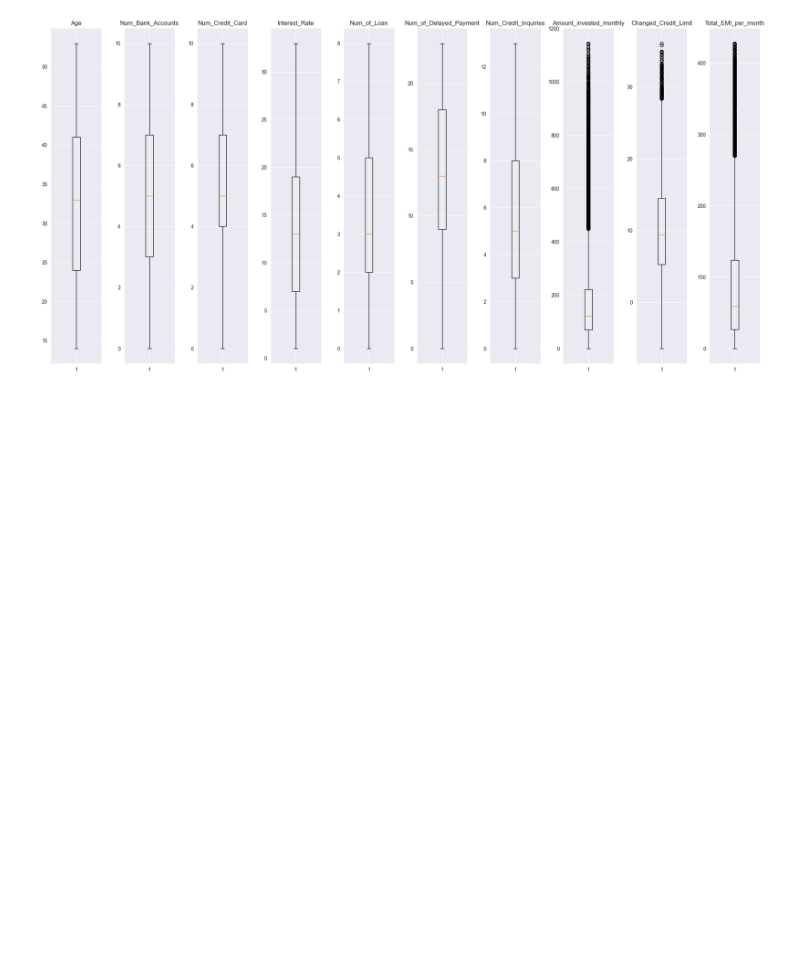
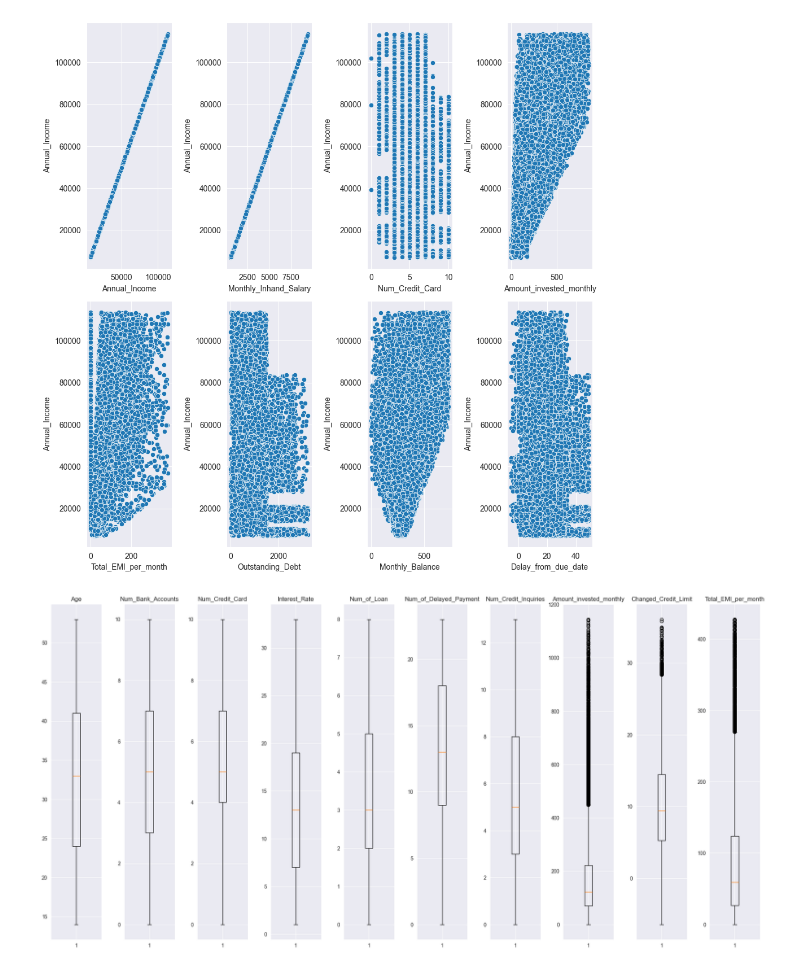
Before and after one commit to AlexShinalov/spbu-PredictCreditScore, a Jupyter notebook: RefactorData.ipynb, the cells around one changed output. Cells and saved outputs as stored; diff of their text form; code cells hidden in the pictures; blank space fills up the shorter version.

```diff
--- a/RefactorData.ipynb
+++ b/RefactorData.ipynb
@@ -216,3 +214,18 @@ fig.tight_layout(pad=1.5)
+# %%
+fig, axes = plt.subplots(2, 4, figsize=(10, 10))
+out_col = [ "Annual_Income", "Monthly_Inhand_Salary", 'Num_Credit_Card', 'Amount_invested_monthly',  'Total_EMI_per_month', 'Outstanding_Debt', "Monthly_Balance", "Delay_from_due_date" ]
+axes_flattened = axes.reshape(-1)
+for i in range(len(out_col)):
+    ax = axes_flattened[i]
+    sns.scatterplot(
+        x=out_col[i],
+        y='Annual_Income',
+        data=X_train,
+        ax=ax,
+    )
+fig.tight_layout(pad=1.0)
+# %% [output]
+[figure, added]
 # %%
 out_col = ['Age', 'Num_Bank_Accounts','Num_Credit_Card', 'Interest_Rate','Num_of_Loan','Num_of_Delayed_Payment','Num_Credit_Inquiries','Amount_invested_monthly', 'Changed_Credit_Limit', 'Total_EMI_per_month' ]
 fig, axes = plt.subplots(1, 10, figsize=(20, 10))
```
Also changed, not shown: parts of 11 cells of this notebook, 9 other files.
